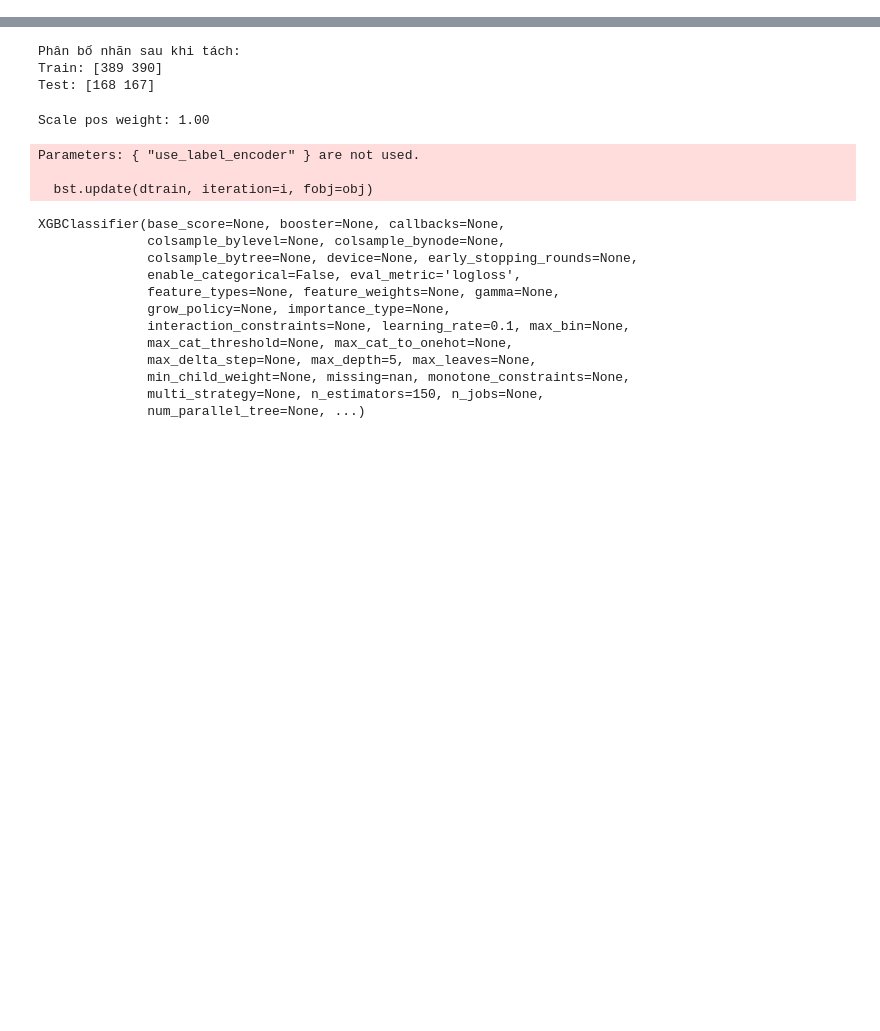
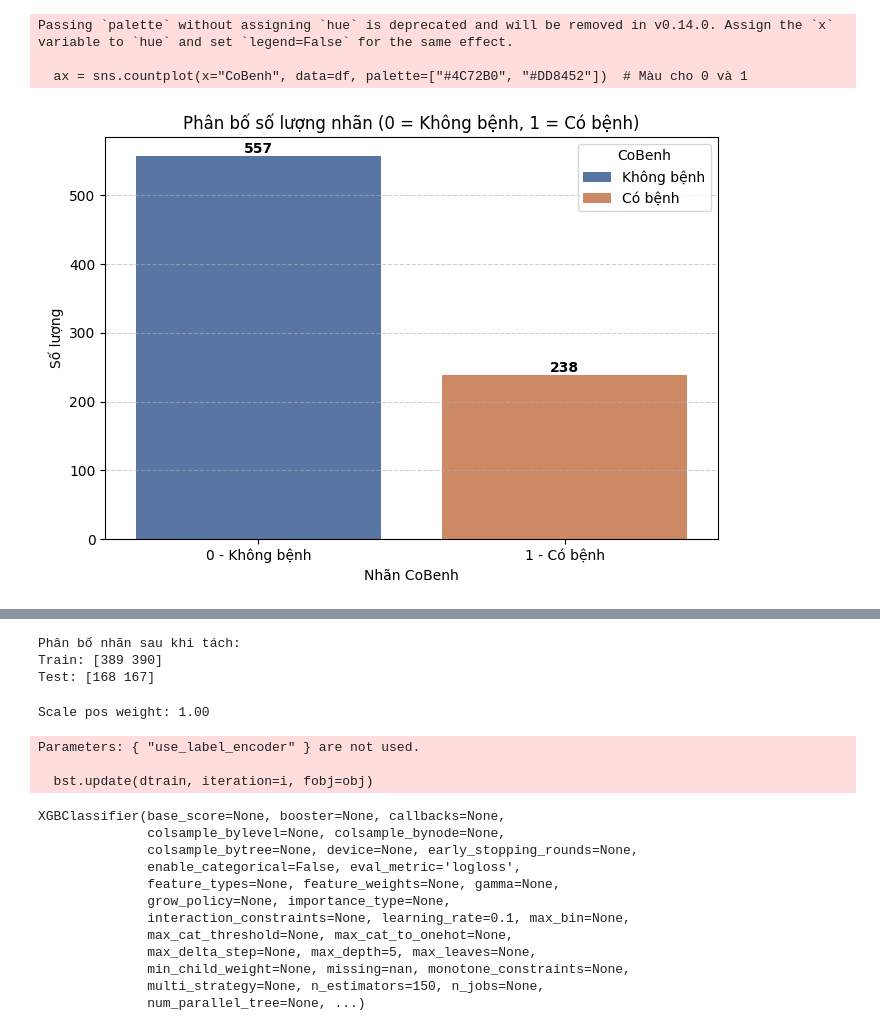
Before and after one commit to HaNhatDoan/XG_Boost_NaMa, a Jupyter notebook: Code_XGBoost/XgBoost_final.ipynb, the cells around one changed output, grey strips where cells are left out. Drawn from its saved outputs; the diff is of its cells as text; code cells hidden in the pictures; blank space fills up the shorter version.

```diff
--- a/Code_XGBoost/XgBoost_final.ipynb
+++ b/Code_XGBoost/XgBoost_final.ipynb
@@ -19,3 +20,32 @@ df["CoBenh"] = df["CoBenh"].map({"Y": 1, "N": 0})
 
 X_raw = df.drop("CoBenh", axis=1).copy()
 y = df["CoBenh"]
+# %%
+import seaborn as sns
+import matplotlib.pyplot as plt
+
+plt.figure(figsize=(7, 5))
+ax = sns.countplot(x="CoBenh", data=df, palette=["#4C72B0", "#DD8452"])  # Màu cho 0 và 1
+
+# Đặt tiêu đề và nhãn
+plt.title("Phân bố số lượng nhãn (0 = Không bệnh, 1 = Có bệnh)")
+plt.xlabel("Nhãn CoBenh")
+plt.ylabel("Số lượng")
+plt.xticks(ticks=[0, 1], labels=["0 - Không bệnh", "1 - Có bệnh"])
+
+# Hiển thị số lượng trên đầu mỗi cột
+for p in ax.patches:
+    height = int(p.get_height())
+    ax.annotate(f'{height}', (p.get_x() + p.get_width() / 2, height),
+                ha='center', va='bottom', fontsize=10, fontweight='bold')
+
+plt.grid(axis="y", linestyle="--", alpha=0.6)
+plt.tight_layout()
+plt.legend(title="CoBenh", loc="upper right", labels=["Không bệnh", "Có bệnh"])
+plt.savefig("../picture/distribution_cobenh.png", dpi=300)
+plt.show()
+# %% [output]
+Passing `palette` without assigning `hue` is deprecated and will be removed in v0.14.0. Assign the `x` variable to `hue` and set `legend=False` for the same effect.
+
+  ax = sns.countplot(x="CoBenh", data=df, palette=["#4C72B0", "#DD8452"])  # Màu cho 0 và 1
+[figure, added]
```
Also changed, not shown: parts of 6 cells of this notebook, 5 other files.
